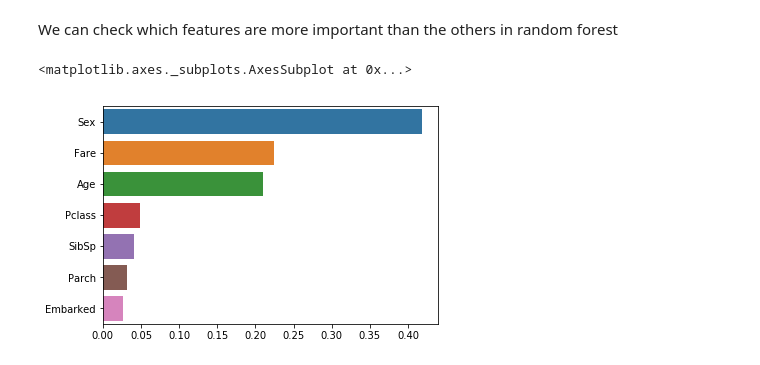
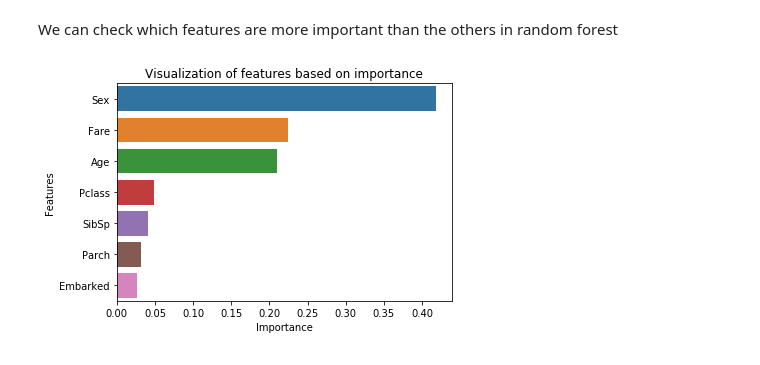
Before and after one commit to Michelangelo367/data-science-portfolio, a Jupyter notebook: titanic-disaster/Titanic Disaster.ipynb, the cells around one changed output. Cells and saved outputs as stored; diff of their text form; code cells hidden in the pictures.

```diff
--- a/titanic-disaster/Titanic Disaster.ipynb
+++ b/titanic-disaster/Titanic Disaster.ipynb
@@ -153,10 +153,10 @@ We can check which features are more important than the others in random forest
 # %%
 imp_features = pd.Series(clf.feature_importances_,index=X.columns).sort_values(ascending=False)
 
 sns.barplot(x=imp_features, y=imp_features.index)
 plt.xlabel('Importance')
 plt.ylabel('Features')
-plt.title('Visualization of ')
+plt.title('Visualization of features based on importance')
+plt.show()
 # %% [output]
-<matplotlib.axes._subplots.AxesSubplot at 0x...>
-[figure, old version]
+[figure, new version]
```
Also changed, not shown: parts of 2 cells of this notebook, 1 other file.
